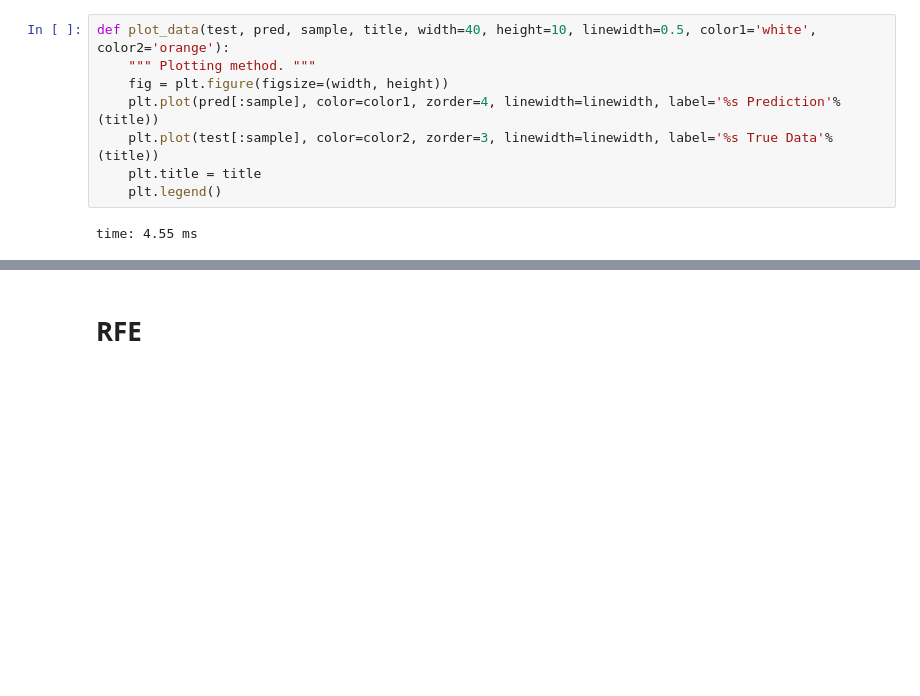
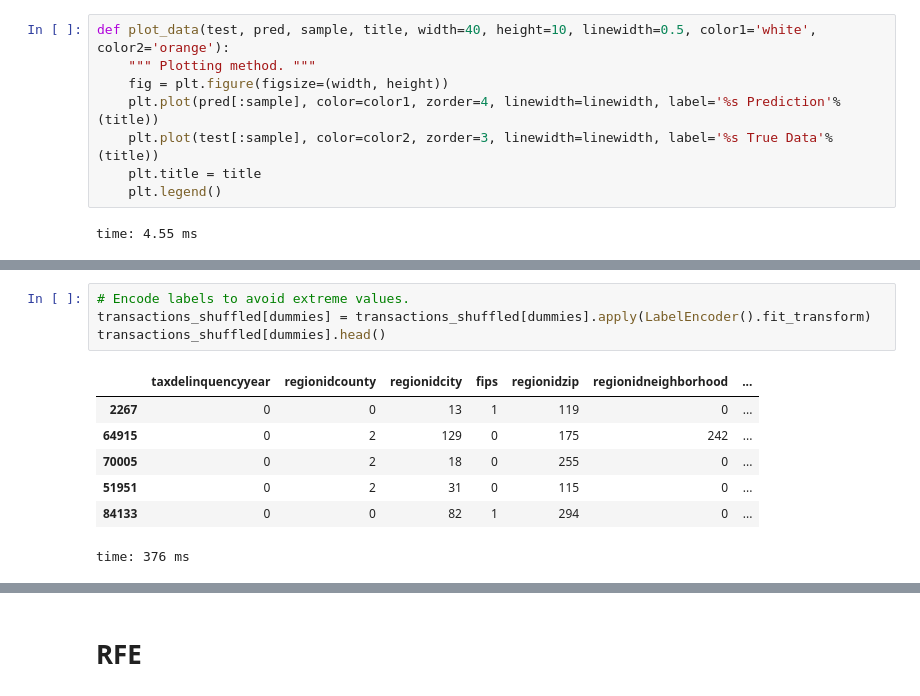
Before and after one commit to tudoriliuta/ZillowForecast, a Jupyter notebook: ZillowForecast.ipynb, the cells around one changed output, grey strips where cells are left out. Cells and saved outputs as stored; diff of their text form; blank space fills up the shorter version.

```diff
--- a/ZillowForecast.ipynb
+++ b/ZillowForecast.ipynb
@@ -220,0 +221,12 @@ time: 1min 4s
+# %%
+# Encode labels to avoid extreme values.
+transactions_shuffled[dummies] = transactions_shuffled[dummies].apply(LabelEncoder().fit_transform)
+transactions_shuffled[dummies].head()
+# %% [output]
+|  | taxdelinquencyyear | regionidcounty | regionidcity | fips | regionidzip | regionidneighborhood | ... |
+| 2267 | 0 | 0 | 13 | 1 | 119 | 0 | ... |
+| 64915 | 0 | 2 | 129 | 0 | 175 | 242 | ... |
+| 70005 | 0 | 2 | 18 | 0 | 255 | 0 | ... |
+| 51951 | 0 | 2 | 31 | 0 | 115 | 0 | ... |
+| 84133 | 0 | 0 | 82 | 1 | 294 | 0 | ... |
+time: 376 ms
```
Also changed, not shown: parts of 14 cells of this notebook.
